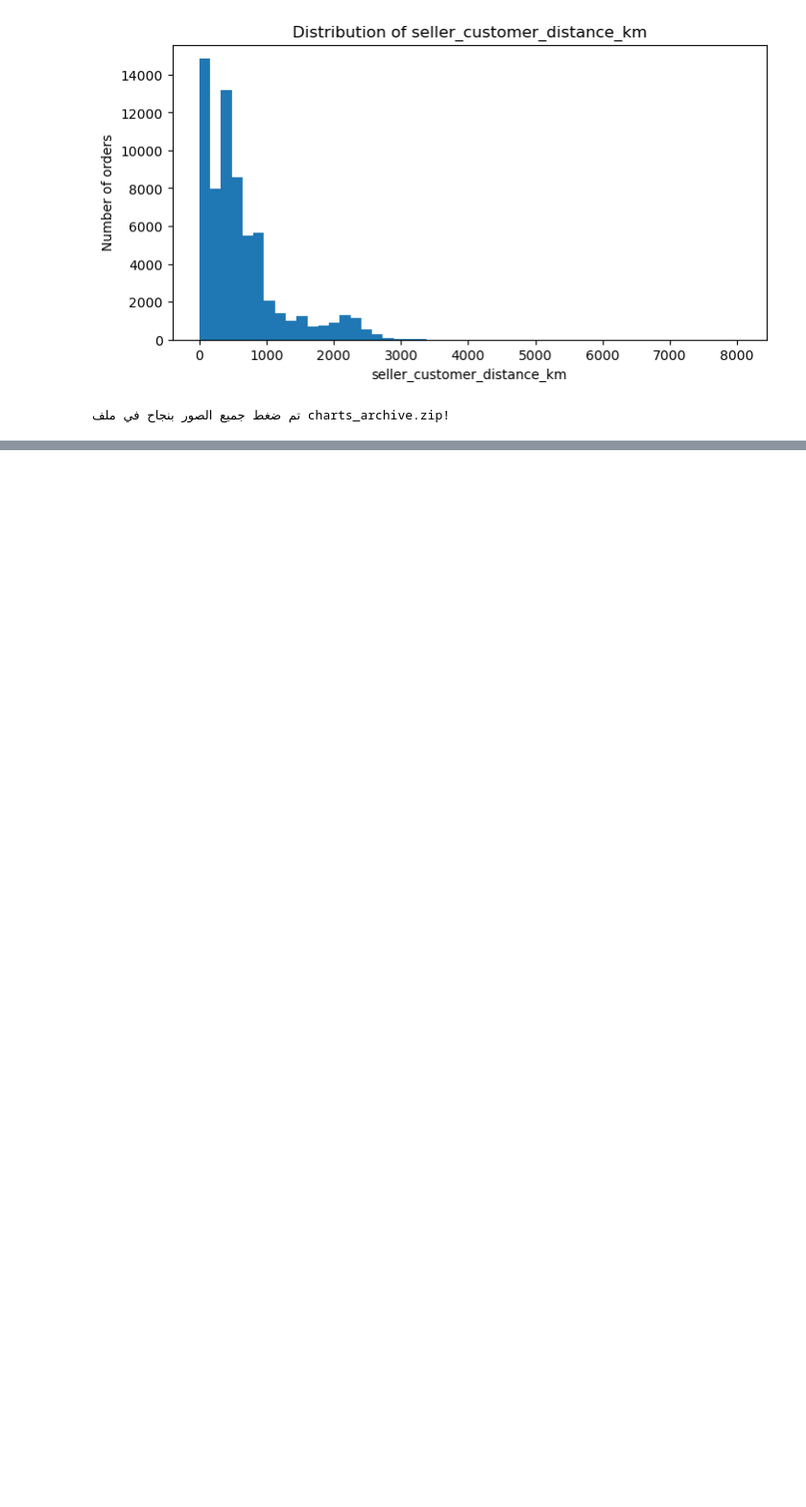
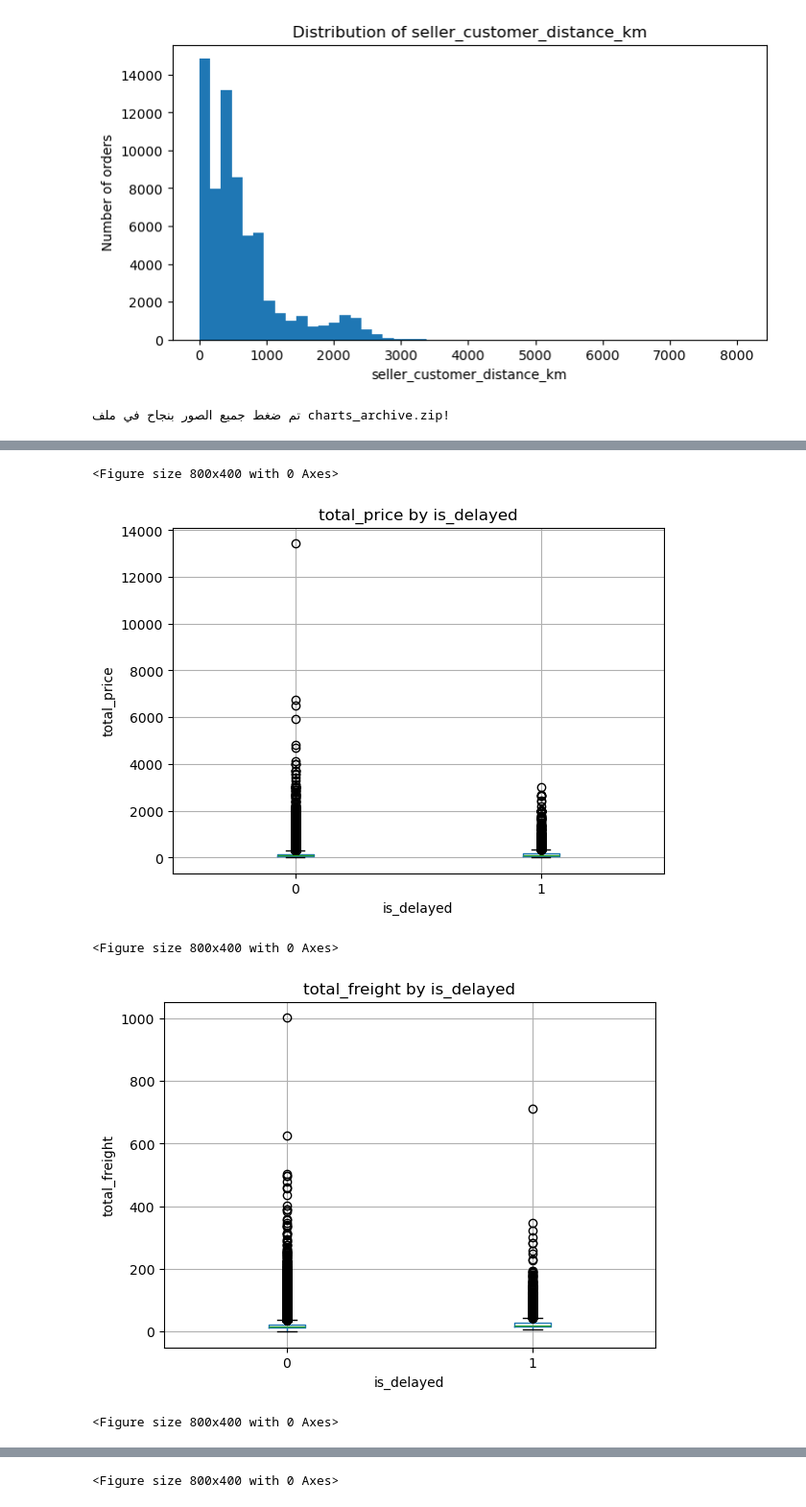
Before and after one commit to AhlamGhaleb/Qafza_Training, a Jupyter notebook: EDA.ipynb, the cells around one changed output, grey strips where cells are left out. Shown at 96% size. Drawn from its saved outputs; the diff is of its cells as text; code cells hidden in the pictures; blank space fills up the shorter version.

```diff
--- a/EDA.ipynb
+++ b/EDA.ipynb
@@ -447,0 +625,29 @@ print("تم ضغط جميع الصور بنجاح في ملف charts_archive.zip
+# %%
+plot_features = [
+    "total_price",
+    "total_freight",
+    "seller_customer_distance_km",
+    "total_payment"
+]
+
+for col in plot_features:
+
+    plt.figure(figsize=(8, 4))
+
+    train.boxplot(
+        column=col,
+        by="is_delayed"
+    )
+
+    plt.title(f"{col} by is_delayed")
+    plt.suptitle("")
+    plt.xlabel("is_delayed")
+    plt.ylabel(col)
+
+    plt.show()
+# %% [output]
+<Figure size 800x400 with 0 Axes>
+[figure, added]
+<Figure size 800x400 with 0 Axes>
+[figure, added]
+<Figure size 800x400 with 0 Axes>
@@ -447,0 +655 @@ print("تم ضغط جميع الصور بنجاح في ملف charts_archive.zip
+<Figure size 800x400 with 0 Axes>
```
Also changed, not shown: parts of 13 cells of this notebook.
